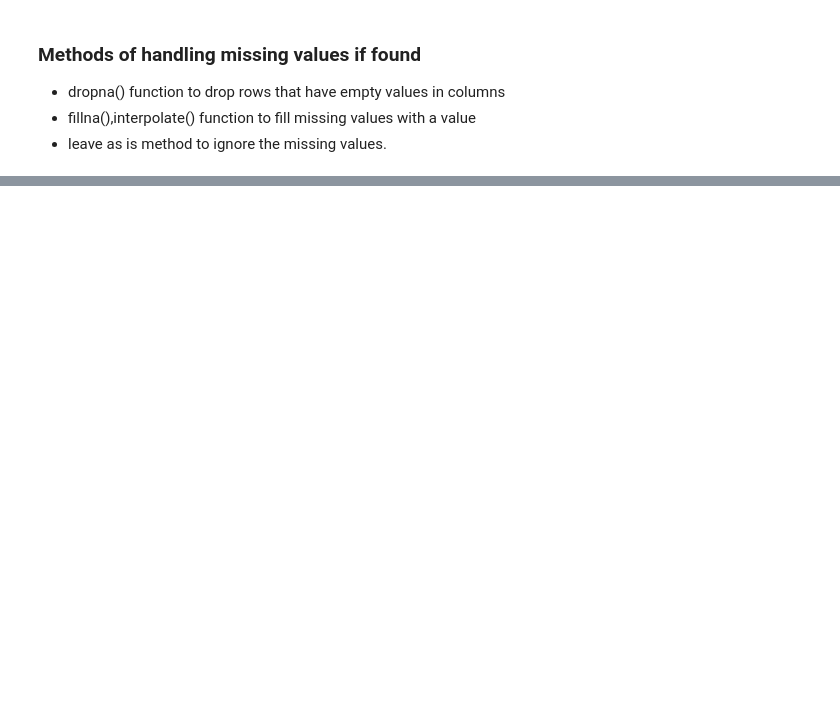
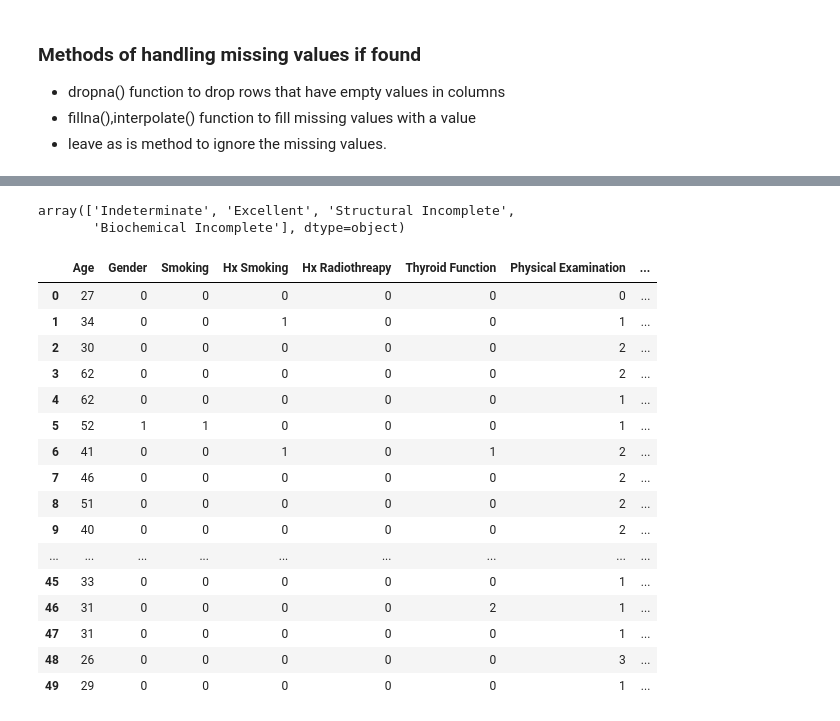
Before and after one commit to edinabwari/Thyroid_prediction_logistic_regeression, a Jupyter notebook: Thyriod_logistic_regression.ipynb, the cells around one changed output, grey strips where cells are left out. Saved outputs shown, nothing was run; the diff lists cells and outputs as text; code cells hidden in the pictures; blank space fills up the shorter version.

```diff
--- a/Thyriod_logistic_regression.ipynb
+++ b/Thyriod_logistic_regression.ipynb
@@ -155,0 +135,21 @@ dtype: int64
+# %%
+# Apply one-hot encoding to 'Gender' and 'Hx Smoking' columns separately
+# For 'Gender'
+df['Gender'] = pd.get_dummies(df['Gender'], dtype=int, drop_first=True)
+
+# For 'Smoking'
+df['Smoking'] = pd.get_dummies(df['Smoking'], dtype=int, drop_first=True)
+
+# For 'Hx Smoking'
+df['Hx Smoking'] = pd.get_dummies(df['Hx Smoking'], dtype=int, drop_first=True)
+
+# For 'Hx Radiotherapy'
+df['Hx Radiothreapy'] = pd.get_dummies(df['Hx Radiothreapy'], dtype=int, drop_first=True)
+
+# For 'Focality'
+df['Focality'] = pd.get_dummies(df['Focality'], dtype=int, drop_first=True)
+
+# For 'Recurred'
+df['Recurred'] = pd.get_dummies(df['Recurred'], dtype=int, drop_first=True)
+
+df.head()
@@ -155,0 +163,36 @@ dtype: int64
+# %%
+df['Response'].unique()
+# %% [output]
+array(['Indeterminate', 'Excellent', 'Structural Incomplete',
+       'Biochemical Incomplete'], dtype=object)
+# %%
+# perfoming label ecncoding for categorical variables with more than one input
+df["Thyroid Function"] = pd.factorize(df["Thyroid Function"])[0]
+df["Physical Examination"] = pd.factorize(df["Physical Examination"])[0]
+df["Adenopathy"] = pd.factorize(df["Adenopathy"])[0]
+df["Pathology"] = pd.factorize(df["Pathology"])[0]
+df["Risk"] = pd.factorize(df["Risk"])[0]
+df["T"] = pd.factorize(df["T"])[0]
+df["N"] = pd.factorize(df["N"])[0]
+df["M"] = pd.factorize(df["M"])[0]
+df["Stage"] = pd.factorize(df["Stage"])[0]
+df["Response"] = pd.factorize(df["Response"])[0]
+df.head(50)
+# %% [output]
+|  | Age | Gender | Smoking | Hx Smoking | Hx Radiothreapy | Thyroid Function | Physical Examination | ... |
+| 0 | 27 | 0 | 0 | 0 | 0 | 0 | 0 | ... |
+| 1 | 34 | 0 | 0 | 1 | 0 | 0 | 1 | ... |
+| 2 | 30 | 0 | 0 | 0 | 0 | 0 | 2 | ... |
+| 3 | 62 | 0 | 0 | 0 | 0 | 0 | 2 | ... |
+| 4 | 62 | 0 | 0 | 0 | 0 | 0 | 1 | ... |
+| 5 | 52 | 1 | 1 | 0 | 0 | 0 | 1 | ... |
+| 6 | 41 | 0 | 0 | 1 | 0 | 1 | 2 | ... |
+| 7 | 46 | 0 | 0 | 0 | 0 | 0 | 2 | ... |
+| 8 | 51 | 0 | 0 | 0 | 0 | 0 | 2 | ... |
+| 9 | 40 | 0 | 0 | 0 | 0 | 0 | 2 | ... |
+| ... | ... | ... | ... | ... | ... | ... | ... | ... |
+| 45 | 33 | 0 | 0 | 0 | 0 | 0 | 1 | ... |
+| 46 | 31 | 0 | 0 | 0 | 0 | 2 | 1 | ... |
+| 47 | 31 | 0 | 0 | 0 | 0 | 0 | 1 | ... |
+| 48 | 26 | 0 | 0 | 0 | 0 | 0 | 3 | ... |
+| 49 | 29 | 0 | 0 | 0 | 0 | 0 | 1 | ... |
```
Also changed, not shown: parts of 35 cells of this notebook.
